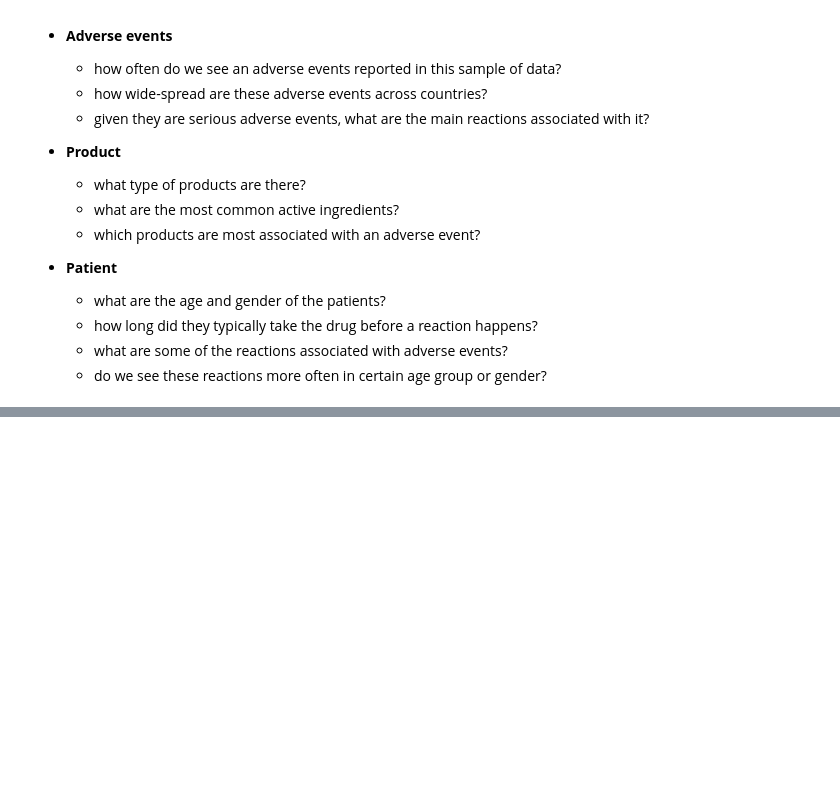
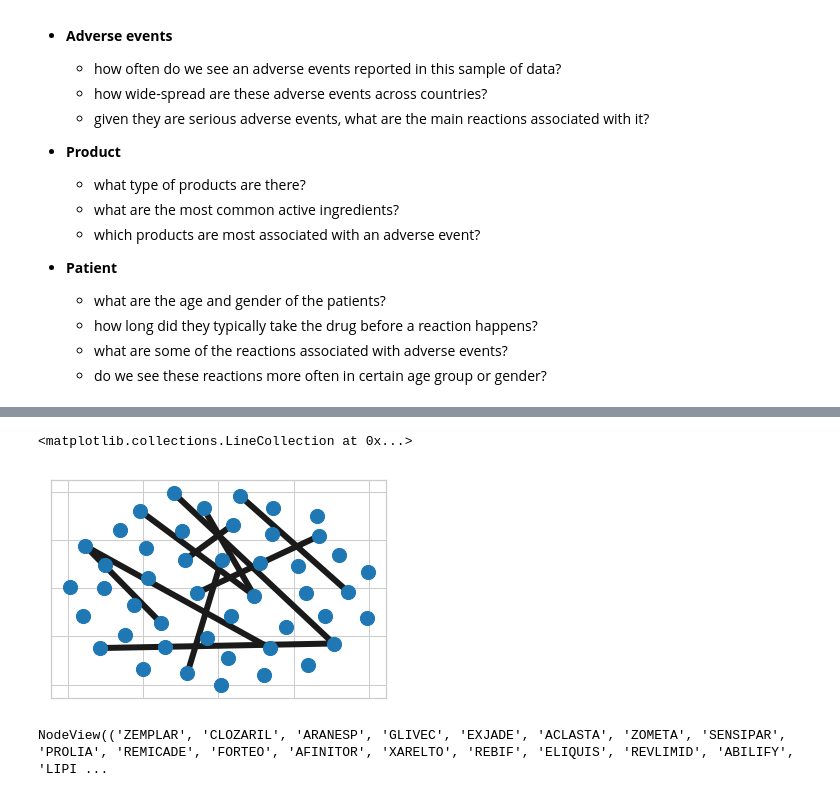
Before and after one commit to samimath/openFDA, a Jupyter notebook: eda.ipynb, the cells around one changed output, grey strips where cells are left out. Drawn from its saved outputs; the diff is of its cells as text; code cells hidden in the pictures; blank space fills up the shorter version.

```diff
--- a/eda.ipynb
+++ b/eda.ipynb
@@ -405,0 +395,13 @@ folium_map(data2 = condition_summary, title = 'Rate of life threatening adverse
+# %%
+med_count = medicinalproduct_count[medicinalproduct_count['medicinalproduct'].isin(drug_reactions['medicinalproduct'])]
+reaction_df = pd.DataFrame(reaction_sim, index = drug_reactions['medicinalproduct'],columns=drug_reactions['medicinalproduct']).reset_index().merge(med_count)
+reaction_df.head()
+
+drug_duration = data_subset[['medicinalproduct','drug_duration']].dropna().groupby('medicinalproduct').median().reset_index()
+
+reaction_df = reaction_df.merge(drug_duration)
+#len(reaction_df2)
+
+#reaction_df2.head()
+
+reaction_df['drug_duration_disc'] = [str(s) for s in pd.cut(reaction_df2['drug_duration'],10)]
@@ -405,0 +715,2 @@ folium_map(data2 = condition_summary, title = 'Rate of life threatening adverse
+# %%
+elarge=[(u,v) for (u,v,d) in g.edges(data=True) if d['attr_dict']['weight'] == 1]
@@ -405,0 +730,21 @@ folium_map(data2 = condition_summary, title = 'Rate of life threatening adverse
+# %%
+
+esmall=[(u,v) for (u,v,d) in g.edges(data=True) if d['attr_dict']['weight'] <=5]
+
+pos=nx.spring_layout(g) # positions for all nodes
+
+# nodes
+nx.draw_networkx_nodes(g,pos,node_size=200)
+
+# edges
+nx.draw_networkx_edges(g,pos,edgelist=elarge,
+                    width=6)
+#nx.draw_networkx_edges(g,pos,edgelist=esmall,
+#                    width=6,alpha=0.5,edge_color='b',style='dashed')
+# %% [output]
+<matplotlib.collections.LineCollection at 0x...>
+[figure, added]
+# %%
+g.nodes
+# %% [output]
+NodeView(('ZEMPLAR', 'CLOZARIL', 'ARANESP', 'GLIVEC', 'EXJADE', 'ACLASTA', 'ZOMETA', 'SENSIPAR', 'PROLIA', 'REMICADE', 'FORTEO', 'AFINITOR', 'XARELTO', 'REBIF', 'ELIQUIS', 'REVLIMID', 'ABILIFY', 'LIPI ...
```
Also changed, not shown: parts of 47 cells of this notebook.
